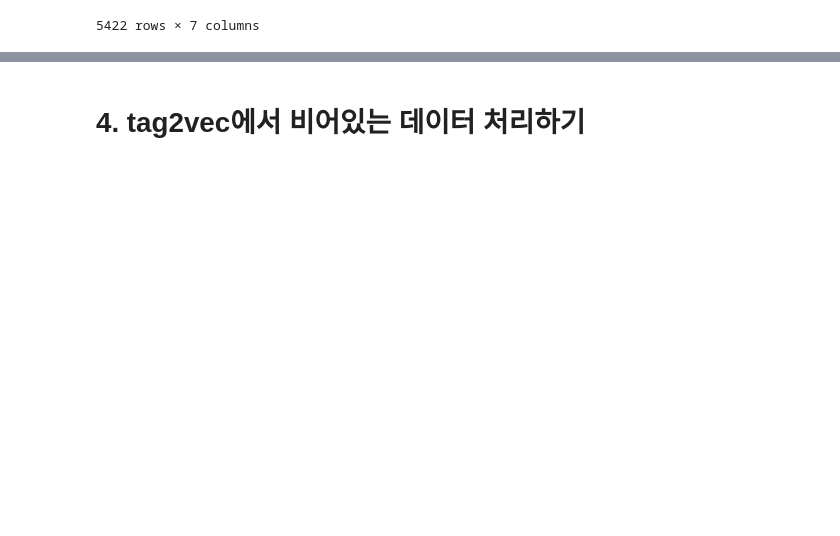
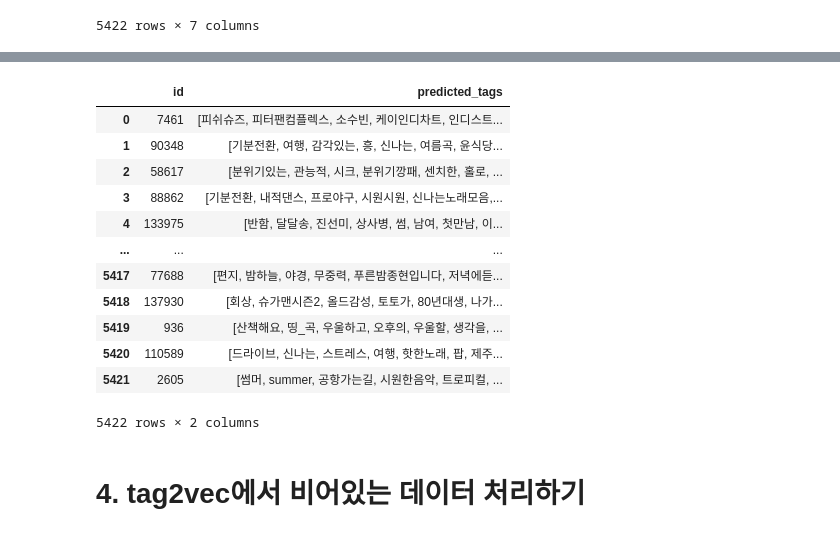
Before and after one commit to slipaway/melonplaylist, a Jupyter notebook: tag2vec model.ipynb, the cells around one changed output, grey strips where cells are left out. Drawn from its saved outputs; the diff is of its cells as text; code cells hidden in the pictures; blank space fills up the shorter version.

```diff
--- a/tag2vec model.ipynb
+++ b/tag2vec model.ipynb
@@ -275,7 +338,21 @@ b = test_tag_yu['predicted_tags']
 c = pd.concat([a, b], axis=1)
 c.to_json('H_result_1.json') #json 파일로 저장
 # %%
-tag2vec_result = c
+tag2vec = c
 tag2vec
+# %% [output]
+|  | id | predicted_tags |
+| 0 | 7461 | [피쉬슈즈, 피터팬컴플렉스, 소수빈, 케이인디차트, 인디스트... |
+| 1 | 90348 | [기분전환, 여행, 감각있는, 흥, 신나는, 여름곡, 윤식당... |
+| 2 | 58617 | [분위기있는, 관능적, 시크, 분위기깡패, 센치한, 홀로, ... |
+| 3 | 88862 | [기분전환, 내적댄스, 프로야구, 시원시원, 신나는노래모음,... |
+| 4 | 133975 | [반함, 달달송, 진선미, 상사병, 썸, 남여, 첫만남, 이... |
+| ... | ... | ... |
+| 5417 | 77688 | [편지, 밤하늘, 야경, 무중력, 푸른밤종현입니다, 저녁에듣... |
+| 5418 | 137930 | [회상, 슈가맨시즌2, 올드감성, 토토가, 80년대생, 나가... |
+| 5419 | 936 | [산책해요, 띵_곡, 우울하고, 오후의, 우울할, 생각을, ... |
+| 5420 | 110589 | [드라이브, 신나는, 스트레스, 여행, 핫한노래, 팝, 제주... |
+| 5421 | 2605 | [썸머, summer, 공항가는길, 시원한음악, 트로피컬, ... |
+5422 rows × 2 columns
 # %% [markdown]
 # 4. tag2vec에서 비어있는 데이터 처리하기
```
Also changed, not shown: parts of 16 cells of this notebook.
